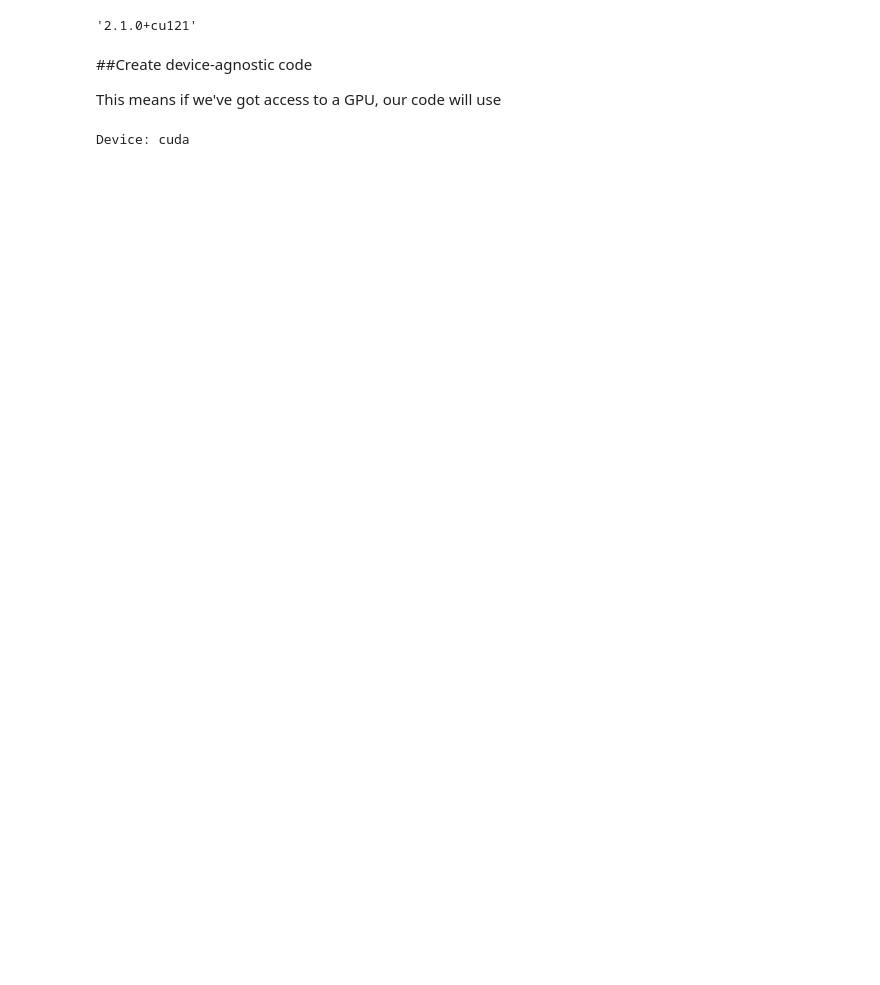
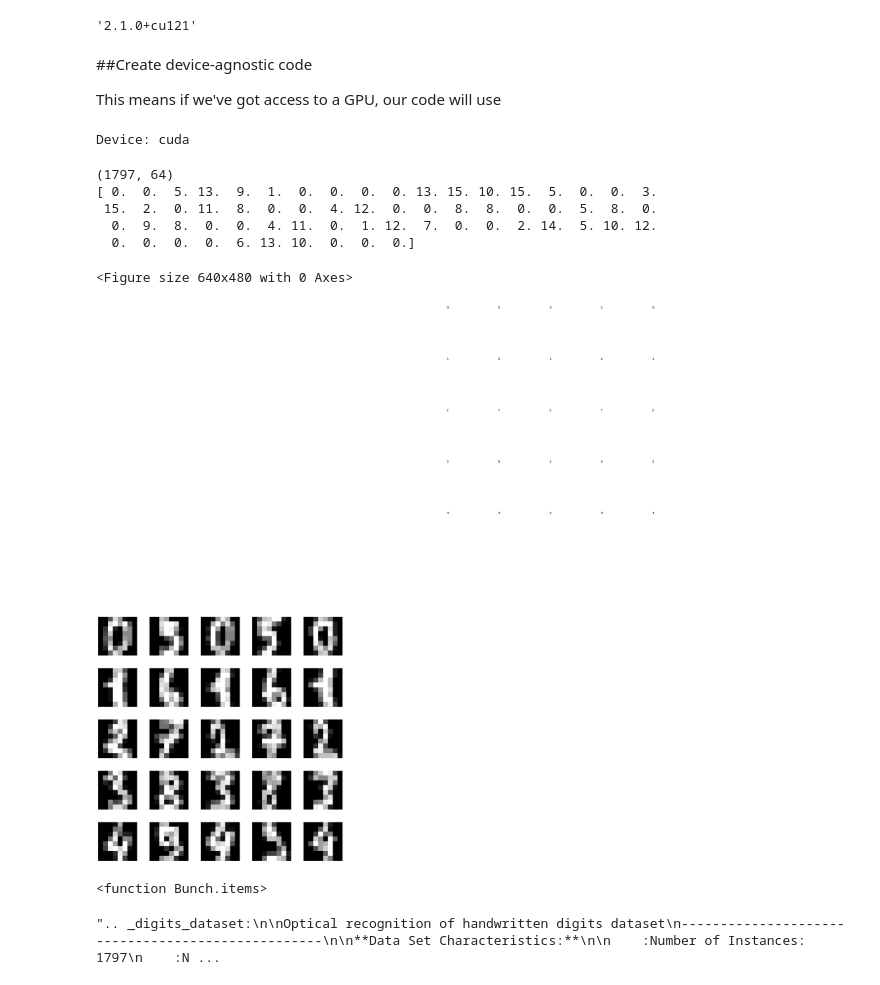
Before and after one commit to markiroberts/gogglecolab01, a Jupyter notebook: 02Classification.ipynb, the cells around one changed output. Drawn from its saved outputs; the diff is of its cells as text; code cells hidden in the pictures; blank space fills up the shorter version.

```diff
--- a/02Classification.ipynb
+++ b/02Classification.ipynb
@@ -51,3 +51,56 @@ device = "cuda" if torch.cuda.is_available() else "cpu"
 print (f"Device: {device}")
 # %% [output]
 Device: cuda
+# %%
+from sklearn.datasets import load_digits
+
+digits = load_digits()
+print(digits.data.shape)
+print(digits.data[0])
+import matplotlib.pyplot as plt
+plt.close('all')
+plt.gray()
+plt.tight_layout(pad=None, h_pad=None, w_pad=None, rect=None)
+fig, axs = plt.subplots(5,5,figsize=(12,12))
+fig.tight_layout()
+graph = 0
+left, width = .25, .5
+bottom, height = .25, .5
+right = left + width
+top = bottom + height
+
+left = left * 12
+right = right * 12
+top = top * 12
+bottom = bottom * 12
+
+for digit in range(25):
+  x = graph % 5
+  y = int(graph / 5)
+  axs[x,y].matshow(digits.images[graph])
+#  axs[x,y].set_title(digits.target[graph])
+  axs[x,y].text(right, top, digits.target[graph],
+        horizontalalignment='center',
+        verticalalignment='top',
+        transform=axs[x,y].transAxes)
+
+  axs[x,y].set_xlabel(None)
+  axs[x,y].set_ylabel(None)
+#  axs[x,y].Setup()
+  axs[x,y].set_axis_off()
+  graph = graph + 1
+plt.show()
+digits.items
+# %% [output]
+(1797, 64)
+[ 0.  0.  5. 13.  9.  1.  0.  0.  0.  0. 13. 15. 10. 15.  5.  0.  0.  3.
+ 15.  2.  0. 11.  8.  0.  0.  4. 12.  0.  0.  8.  8.  0.  0.  5.  8.  0.
+  0.  9.  8.  0.  0.  4. 11.  0.  1. 12.  7.  0.  0.  2. 14.  5. 10. 12.
+  0.  0.  0.  0.  6. 13. 10.  0.  0.  0.]
+<Figure size 640x480 with 0 Axes>
+[figure, added]
+<function Bunch.items>
+# %%
+digits['DESCR']
+# %% [output]
+".. _digits_dataset:\n\nOptical recognition of handwritten digits dataset\n--------------------------------------------------\n\n**Data Set Characteristics:**\n\n    :Number of Instances: 1797\n    :N ...
```
Also changed, not shown: parts of 1 cell of this notebook.
